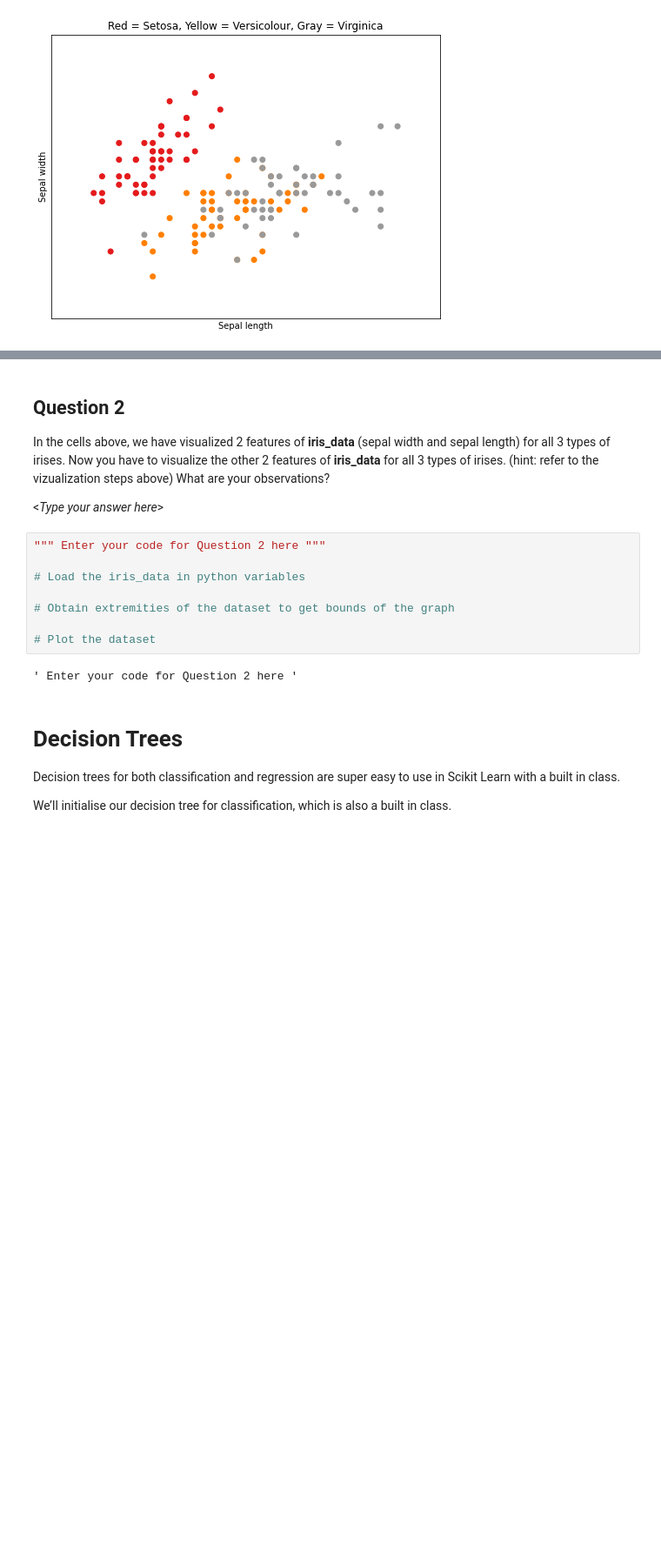
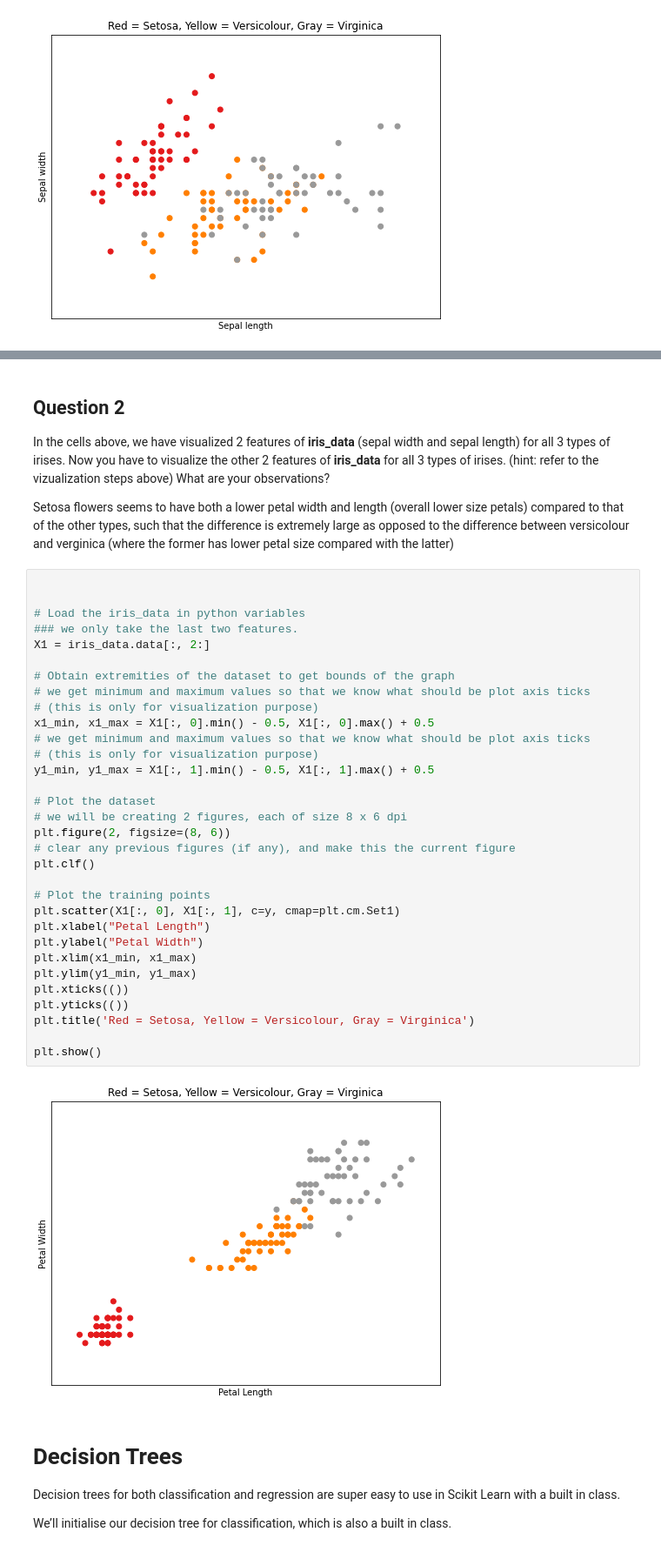
Before and after one commit to donyewakefield/FutureMakers2022, a Jupyter notebook: Copy_of_Day_2_Intro_to_Machine_Learning_DW.ipynb, the cells around one changed output, grey strips where cells are left out. Shown at 87% size. Saved outputs shown, nothing was run; the diff lists cells and outputs as text; blank space fills up the shorter version.

```diff
--- a/Copy_of_Day_2_Intro_to_Machine_Learning_DW.ipynb
+++ b/Copy_of_Day_2_Intro_to_Machine_Learning_DW.ipynb
@@ -124,17 +131,41 @@ What are the two additional features of this dataset?
 
 In the cells above, we have visualized 2 features of **iris_data** (sepal width and sepal length) for all 3 types of irises. Now you have to visualize the other 2 features of **iris_data** for all 3 types of irises. (hint: refer to the vizualization steps above) What are your observations?
 
-\<*Type your answer here*\>
+Setosa flowers seems to have both a lower petal width and length (overall lower size petals) compared to that of the other types, such that the difference is extremely large as opposed to the difference between versicolour and verginica (where the former has lower petal size compared with the latter)
-# %%
-""" Enter your code for Question 2 here """
-
-# Load the iris_data in python variables
-
-# Obtain extremities of the dataset to get bounds of the graph
-
-# Plot the dataset
-# %% [output]
-' Enter your code for Question 2 here '
+# %%
+
+
+# Load the iris_data in python variables
+### we only take the last two features.
+X1 = iris_data.data[:, 2:]
+
+# Obtain extremities of the dataset to get bounds of the graph
+# we get minimum and maximum values so that we know what should be plot axis ticks
+# (this is only for visualization purpose)
+x1_min, x1_max = X1[:, 0].min() - 0.5, X1[:, 0].max() + 0.5
+# we get minimum and maximum values so that we know what should be plot axis ticks
+# (this is only for visualization purpose)
+y1_min, y1_max = X1[:, 1].min() - 0.5, X1[:, 1].max() + 0.5
+
+# Plot the dataset
+# we will be creating 2 figures, each of size 8 x 6 dpi
+plt.figure(2, figsize=(8, 6))
+# clear any previous figures (if any), and make this the current figure
+plt.clf()
+
+# Plot the training points
+plt.scatter(X1[:, 0], X1[:, 1], c=y, cmap=plt.cm.Set1)
+plt.xlabel("Petal Length")
+plt.ylabel("Petal Width")
+plt.xlim(x1_min, x1_max)
+plt.ylim(y1_min, y1_max)
+plt.xticks(())
+plt.yticks(())
+plt.title('Red = Setosa, Yellow = Versicolour, Gray = Virginica')
+
+plt.show()
+# %% [output]
+[figure, added]
 # %% [markdown]
 # Decision Trees
 
```
Also changed, not shown: parts of 13 cells of this notebook.
